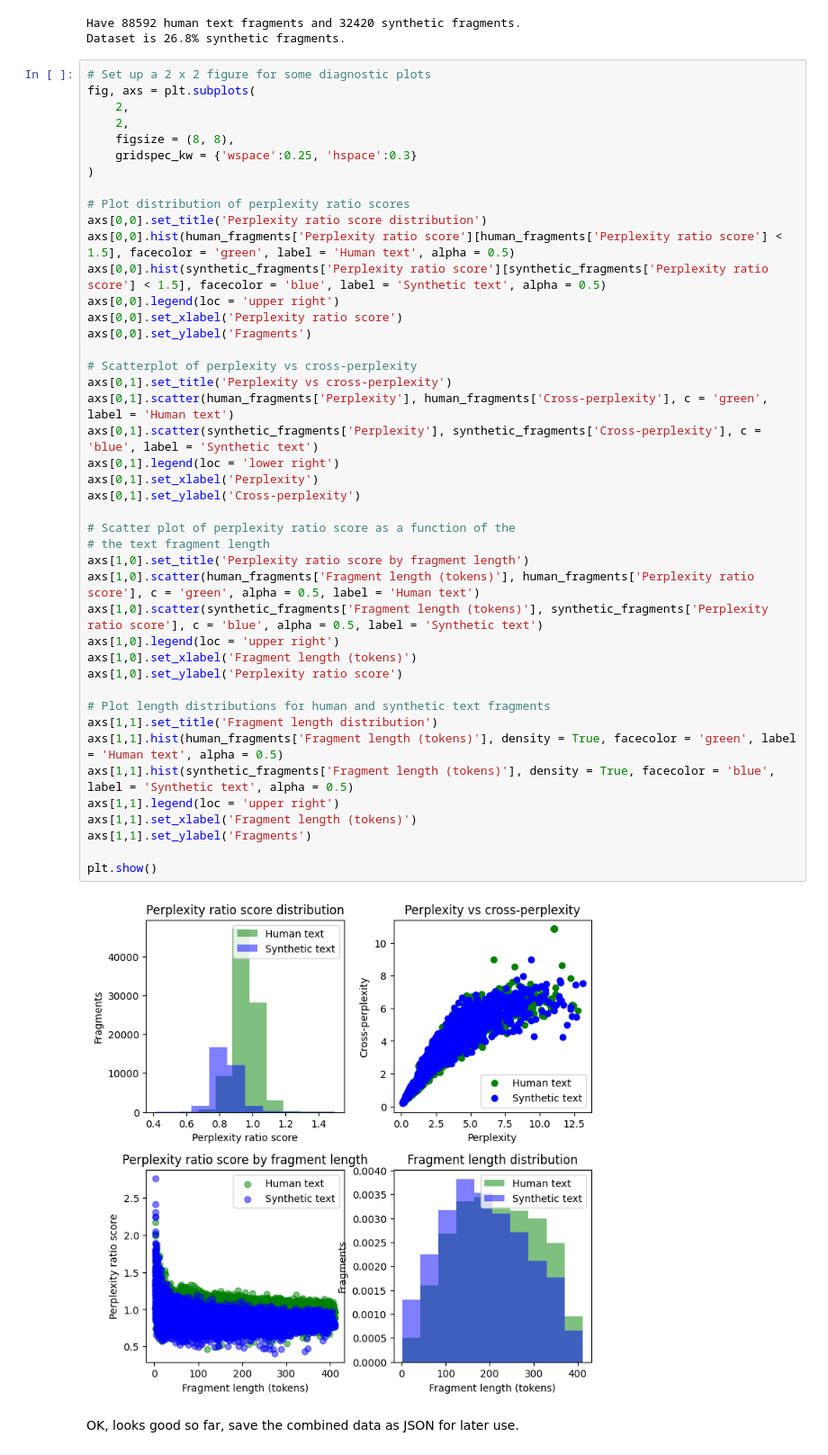
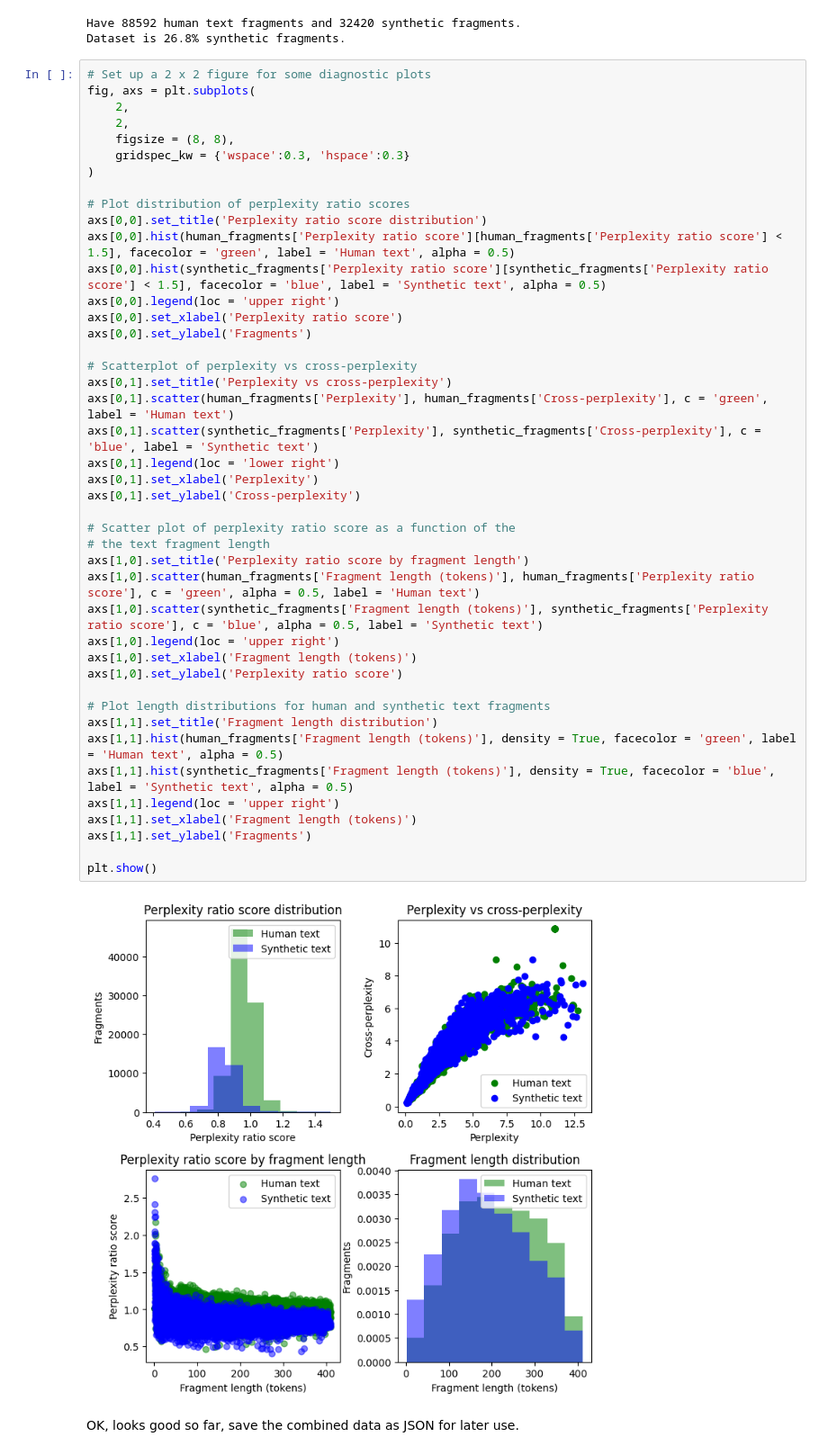
Before and after one commit to gperdrizet/llm_detector, a Jupyter notebook: classifier/notebooks/01-hans_2024_data.ipynb, the cells around one changed output. Shown at 90% size. Cells and saved outputs as stored; diff of their text form.

```diff
--- a/classifier/notebooks/01-hans_2024_data.ipynb
+++ b/classifier/notebooks/01-hans_2024_data.ipynb
@@ -114,7 +114,7 @@ fig, axs = plt.subplots(
     2,
     2,
     figsize = (8, 8),
-    gridspec_kw = {'wspace':0.25, 'hspace':0.3}
+    gridspec_kw = {'wspace':0.3, 'hspace':0.3}
 )
 
 # Plot distribution of perplexity ratio scores
@@ -125,34 +125,34 @@ axs[0,0].legend(loc = 'upper right')
 axs[0,0].set_xlabel('Perplexity ratio score')
 axs[0,0].set_ylabel('Fragments')
 
 # Scatterplot of perplexity vs cross-perplexity
 axs[0,1].set_title('Perplexity vs cross-perplexity')
 axs[0,1].scatter(human_fragments['Perplexity'], human_fragments['Cross-perplexity'], c = 'green', label = 'Human text')
 axs[0,1].scatter(synthetic_fragments['Perplexity'], synthetic_fragments['Cross-perplexity'], c = 'blue', label = 'Synthetic text')
 axs[0,1].legend(loc = 'lower right')
 axs[0,1].set_xlabel('Perplexity')
 axs[0,1].set_ylabel('Cross-perplexity')
 
 # Scatter plot of perplexity ratio score as a function of the
 # the text fragment length
 axs[1,0].set_title('Perplexity ratio score by fragment length')
 axs[1,0].scatter(human_fragments['Fragment length (tokens)'], human_fragments['Perplexity ratio score'], c = 'green', alpha = 0.5, label = 'Human text')
 axs[1,0].scatter(synthetic_fragments['Fragment length (tokens)'], synthetic_fragments['Perplexity ratio score'], c = 'blue', alpha = 0.5, label = 'Synthetic text')
 axs[1,0].legend(loc = 'upper right')
 axs[1,0].set_xlabel('Fragment length (tokens)')
 axs[1,0].set_ylabel('Perplexity ratio score')
 
 # Plot length distributions for human and synthetic text fragments
 axs[1,1].set_title('Fragment length distribution')
 axs[1,1].hist(human_fragments['Fragment length (tokens)'], density = True, facecolor = 'green', label = 'Human text', alpha = 0.5)
 axs[1,1].hist(synthetic_fragments['Fragment length (tokens)'], density = True, facecolor = 'blue', label = 'Synthetic text', alpha = 0.5)
 axs[1,1].legend(loc = 'upper right')
 axs[1,1].set_xlabel('Fragment length (tokens)')
 axs[1,1].set_ylabel('Fragments')
 
 plt.show()
 # %% [output]
-[figure, old version]
+[figure, new version]
 # %% [markdown]
 OK, looks good so far, save the combined data as JSON for later use.
 # %%
```
Also changed, not shown: 3 other files.
